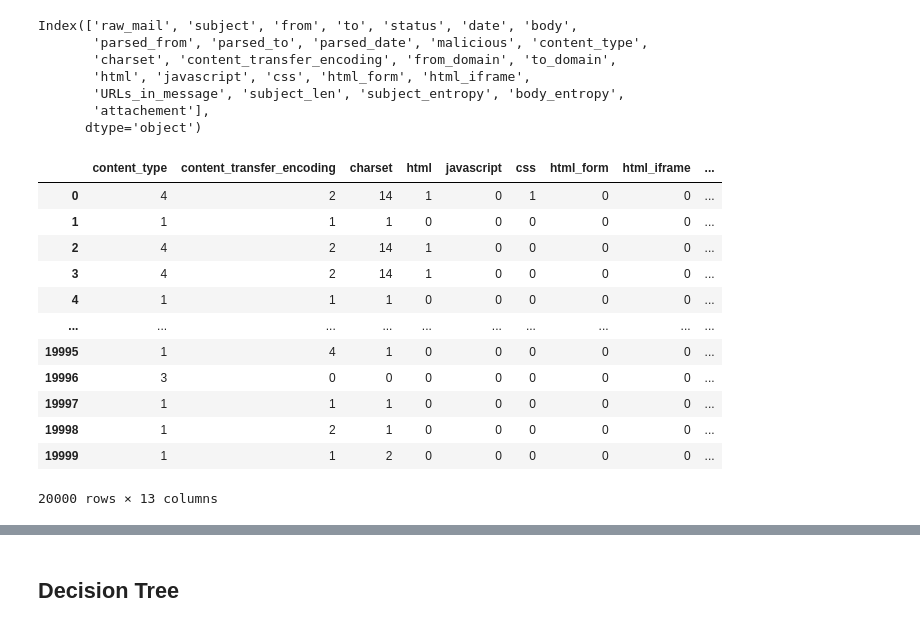
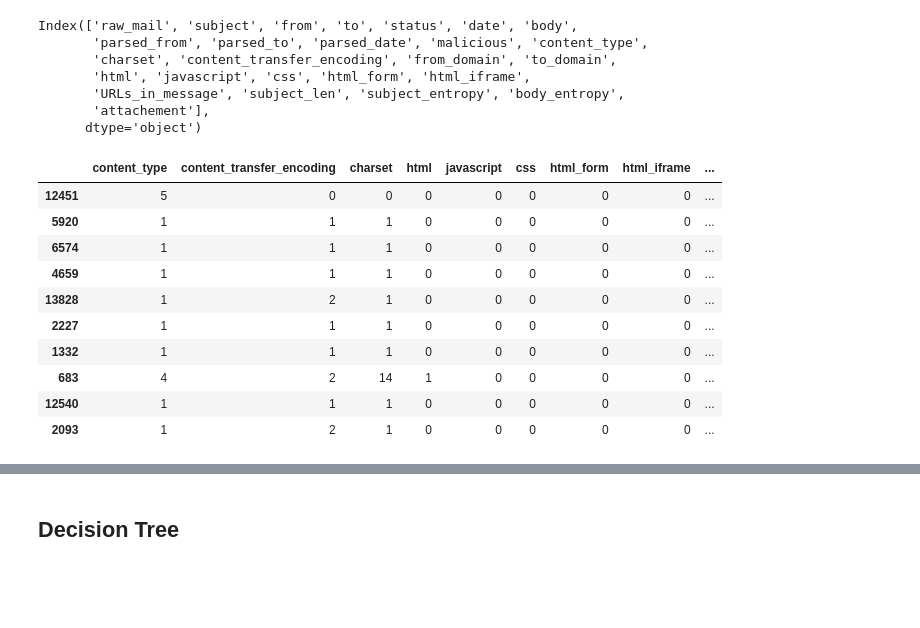
Before and after one commit to chandieka/PhishingClassifier, a Jupyter notebook: training.ipynb, the cells around one changed output, grey strips where cells are left out. Saved outputs shown, nothing was run; the diff lists cells and outputs as text; code cells hidden in the pictures; blank space fills up the shorter version.

```diff
--- a/training.ipynb
+++ b/training.ipynb
@@ -63,21 +63,19 @@ features = [
     'attachement'
 ]
 # %%
-training_set[features]
+training_set[features].sample(10)
 # %% [output]
 |  | content_type | content_transfer_encoding | charset | html | javascript | css | html_form | html_iframe | ... |
-| 0 | 4 | 2 | 14 | 1 | 0 | 1 | 0 | 0 | ... |
-| 1 | 1 | 1 | 1 | 0 | 0 | 0 | 0 | 0 | ... |
-| 2 | 4 | 2 | 14 | 1 | 0 | 0 | 0 | 0 | ... |
-| 3 | 4 | 2 | 14 | 1 | 0 | 0 | 0 | 0 | ... |
-| 4 | 1 | 1 | 1 | 0 | 0 | 0 | 0 | 0 | ... |
-| ... | ... | ... | ... | ... | ... | ... | ... | ... | ... |
-| 19995 | 1 | 4 | 1 | 0 | 0 | 0 | 0 | 0 | ... |
-| 19996 | 3 | 0 | 0 | 0 | 0 | 0 | 0 | 0 | ... |
-| 19997 | 1 | 1 | 1 | 0 | 0 | 0 | 0 | 0 | ... |
-| 19998 | 1 | 2 | 1 | 0 | 0 | 0 | 0 | 0 | ... |
-| 19999 | 1 | 1 | 2 | 0 | 0 | 0 | 0 | 0 | ... |
+| 12451 | 5 | 0 | 0 | 0 | 0 | 0 | 0 | 0 | ... |
+| 5920 | 1 | 1 | 1 | 0 | 0 | 0 | 0 | 0 | ... |
+| 6574 | 1 | 1 | 1 | 0 | 0 | 0 | 0 | 0 | ... |
+| 4659 | 1 | 1 | 1 | 0 | 0 | 0 | 0 | 0 | ... |
+| 13828 | 1 | 2 | 1 | 0 | 0 | 0 | 0 | 0 | ... |
+| 2227 | 1 | 1 | 1 | 0 | 0 | 0 | 0 | 0 | ... |
+| 1332 | 1 | 1 | 1 | 0 | 0 | 0 | 0 | 0 | ... |
+| 683 | 4 | 2 | 14 | 1 | 0 | 0 | 0 | 0 | ... |
+| 12540 | 1 | 1 | 1 | 0 | 0 | 0 | 0 | 0 | ... |
+| 2093 | 1 | 2 | 1 | 0 | 0 | 0 | 0 | 0 | ... |
-20000 rows × 13 columns
 # %%
 X = training_set[features]
 y = training_set.malicious
```
Also changed, not shown: parts of 9 cells of this notebook.
